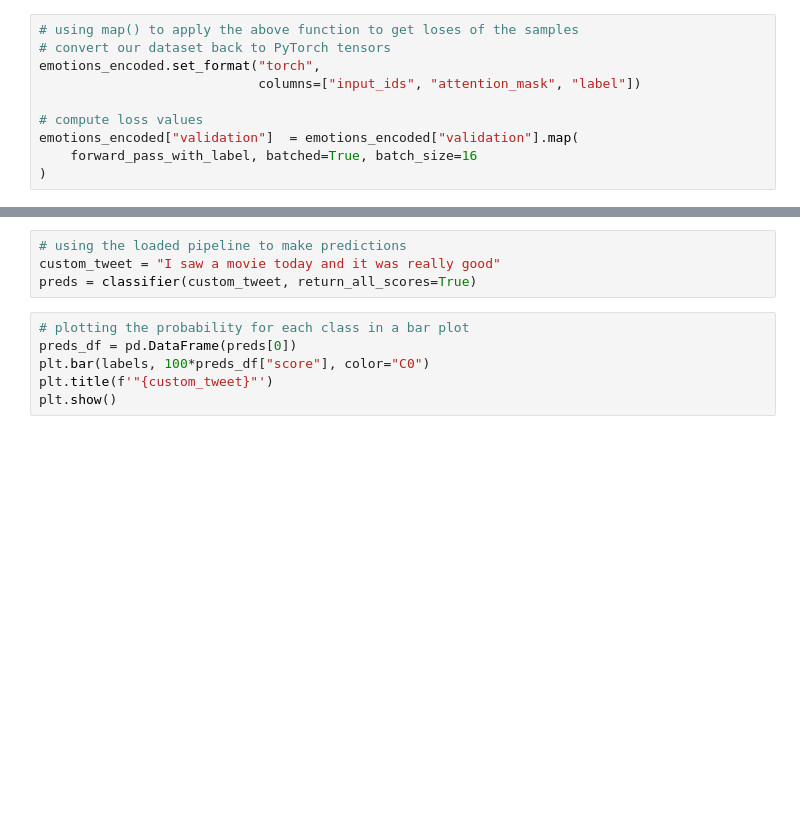
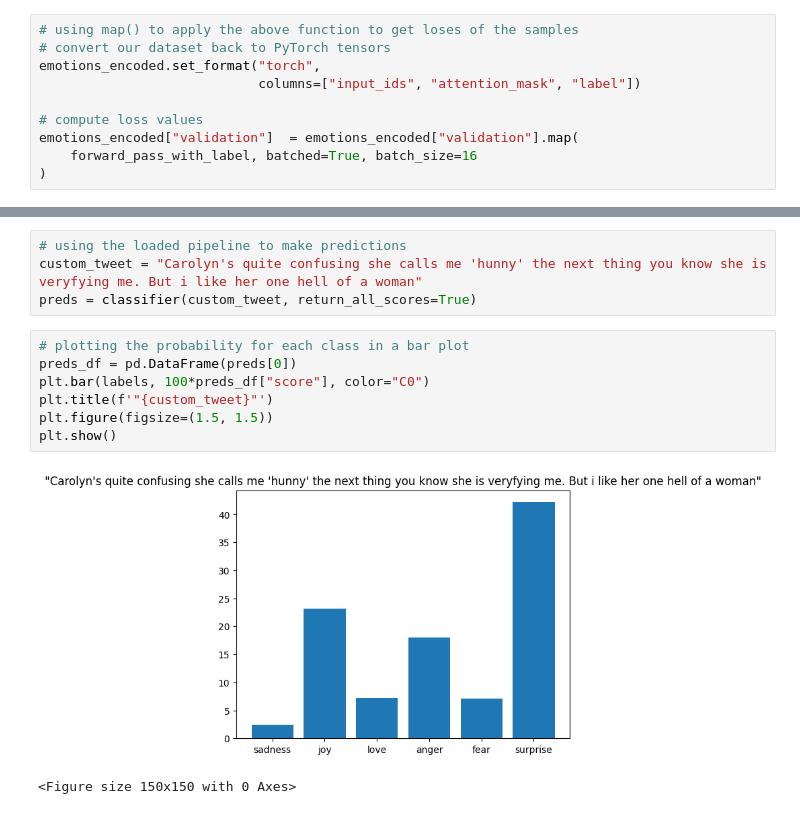
Before and after one commit to Ashuku001/ML_NLP, a Jupyter notebook: cha2_text_classification.ipynb, the cells around one changed output, grey strips where cells are left out. Drawn from its saved outputs; the diff is of its cells as text; blank space fills up the shorter version.

```diff
--- a/cha2_text_classification.ipynb
+++ b/cha2_text_classification.ipynb
@@ -603,10 +658,14 @@ classifier = pipeline("text-classification", model=model_id)
 # %%
 # using the loaded pipeline to make predictions
-custom_tweet = "I saw a movie today and it was really good"
+custom_tweet = "Carolyn's quite confusing she calls me 'hunny' the next thing you know she is veryfying me. But i like her one hell of a woman"
 preds = classifier(custom_tweet, return_all_scores=True)
 # %%
 # plotting the probability for each class in a bar plot
 preds_df = pd.DataFrame(preds[0])
 plt.bar(labels, 100*preds_df["score"], color="C0")
 plt.title(f'"{custom_tweet}"')
+plt.figure(figsize=(1.5, 1.5))
 plt.show()
+# %% [output]
+[figure, added]
+<Figure size 150x150 with 0 Axes>
```
Also changed, not shown: parts of 17 cells of this notebook.
